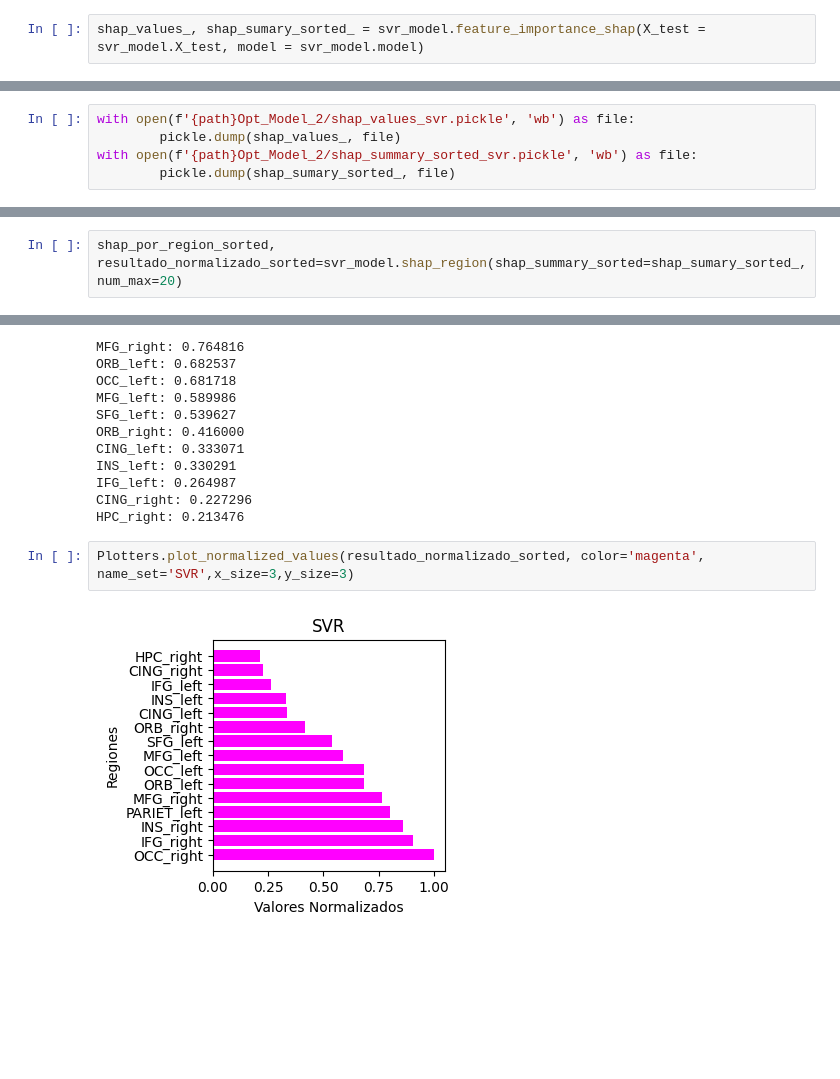
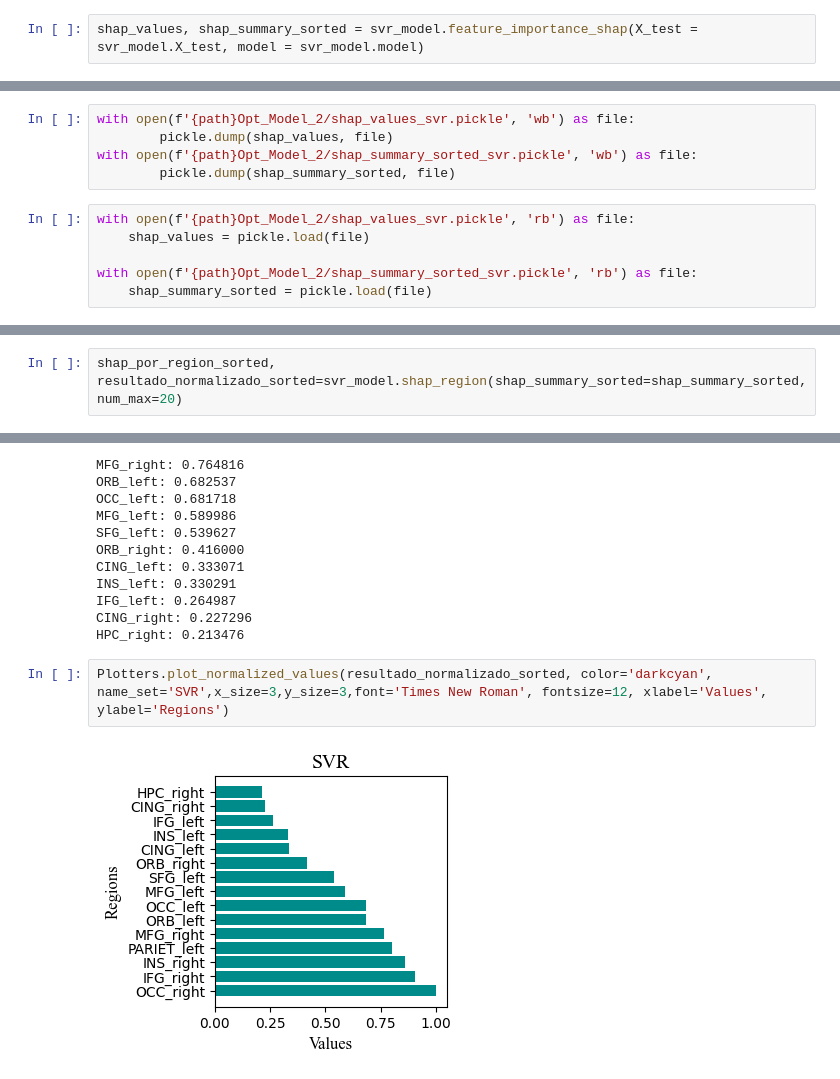
Before and after one commit to carrielfelipe/Brain_Age, a Jupyter notebook: SVR/SVR.ipynb, the cells around one changed output, grey strips where cells are left out. Drawn from its saved outputs; the diff is of its cells as text; blank space fills up the shorter version.

```diff
--- a/SVR/SVR.ipynb
+++ b/SVR/SVR.ipynb
@@ -107,7 +125,7 @@ with open('y_test_svr.txt', 'w') as f:
     for value in svr_model.y_test:
         f.write(f"{value:.4f}\n")
 # %%
-shap_values_, shap_sumary_sorted_ = svr_model.feature_importance_shap(X_test = svr_model.X_test, model = svr_model.model)
+shap_values, shap_summary_sorted = svr_model.feature_importance_shap(X_test = svr_model.X_test, model = svr_model.model)
 # %% [output]
 Fallo al usar shap.Explainer, intentando con shap.KernelExplainer: The passed model is not callable and cannot be analyzed directly with the given masker! Model: SVR(C=100.0, epsilon=1.0, gamma=0.0172 ...
 Importancia de características basada en suma de valores SHAP:
@@ -129,7 +147,13 @@ Low_subj_spec_RPD_OCC_right: 13.380311658961082
 Low_subj_spec_EPP_OCC_left: 9.135804929261804
 # %%
 with open(f'{path}Opt_Model_2/shap_values_svr.pickle', 'wb') as file:
-        pickle.dump(shap_values_, file)
+        pickle.dump(shap_values, file)
 with open(f'{path}Opt_Model_2/shap_summary_sorted_svr.pickle', 'wb') as file:
-        pickle.dump(shap_sumary_sorted_, file)
+        pickle.dump(shap_summary_sorted, file)
+# %%
+with open(f'{path}Opt_Model_2/shap_values_svr.pickle', 'rb') as file:
+    shap_values = pickle.load(file)
+
+with open(f'{path}Opt_Model_2/shap_summary_sorted_svr.pickle', 'rb') as file:
+    shap_summary_sorted = pickle.load(file)
 # %%
@@ -139,7 +163,7 @@ Plotters.plot_feature_importance(shap_values=shap_values_,X_test=svr_model.X_tes
 [figure]
 [figure]
 # %%
-shap_por_region_sorted, resultado_normalizado_sorted=svr_model.shap_region(shap_summary_sorted=shap_sumary_sorted_, num_max=20)
+shap_por_region_sorted, resultado_normalizado_sorted=svr_model.shap_region(shap_summary_sorted=shap_summary_sorted, num_max=20)
 # %% [output]
 OCC_right: 1.000000
 IFG_right: 0.902514
@@ -157,9 +181,9 @@ IFG_left: 0.264987
 CING_right: 0.227296
 HPC_right: 0.213476
 # %%
-Plotters.plot_normalized_values(resultado_normalizado_sorted, color='magenta', name_set='SVR',x_size=3,y_size=3)
+Plotters.plot_normalized_values(resultado_normalizado_sorted, color='darkcyan', name_set='SVR',x_size=3,y_size=3,font='Times New Roman', fontsize=12, xlabel='Values', ylabel='Regions')
 # %% [output]
-[figure, old version]
+[figure, new version]
 # %%
 base_path = f'{path}cerebritos/'
 
```
Also changed, not shown: parts of 5 cells of this notebook, 8 other files.
